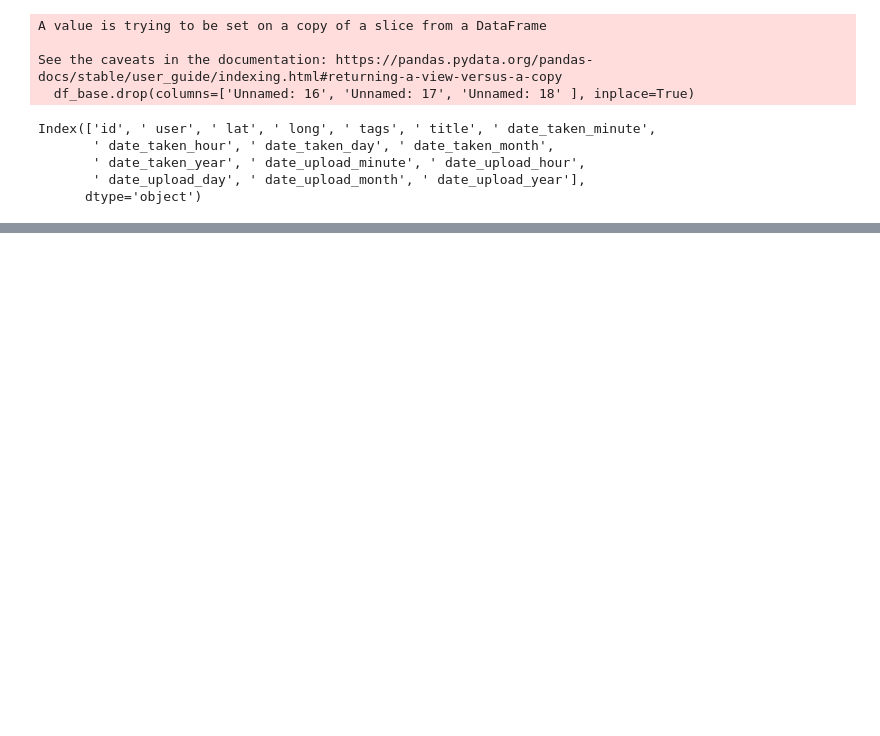
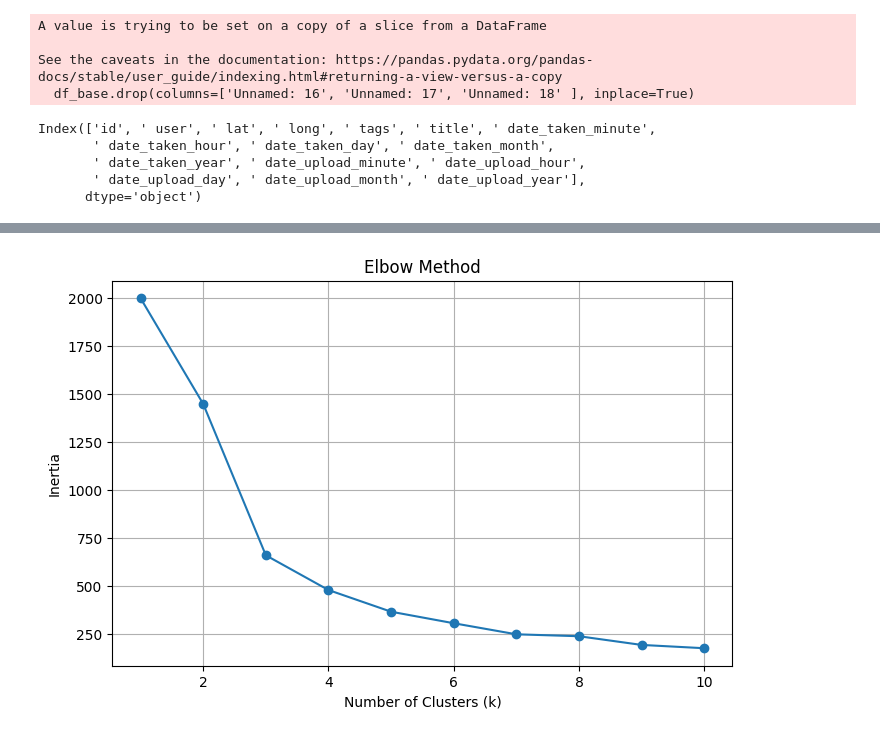
Before and after one commit to yolaatar/4IF_data_mining, a Jupyter notebook: data-analysis.ipynb, the cells around one changed output, grey strips where cells are left out. Drawn from its saved outputs; the diff is of its cells as text; code cells hidden in the pictures; blank space fills up the shorter version.

Commit message:
kmeans and hierarchical clustering

```diff
--- a/data-analysis.ipynb
+++ b/data-analysis.ipynb
@@ -163,0 +172,27 @@ KeyboardInterrupt:
+# %%
+sampled_data = data_sans_doublons.sample(1000, random_state=42)
+#new df with only user lat and long
+sampled_data = sampled_data[[' lat', ' long']]
+
+from sklearn.preprocessing import StandardScaler
+scaler = StandardScaler()
+scaled_data = scaler.fit_transform(sampled_data)
+# %%
+# Elbow Method
+inertia = []
+k_range = range(1, 11)
+for k in k_range:
+    kmeans = KMeans(n_clusters=k, random_state=42)
+    kmeans.fit(scaled_data)
+    inertia.append(kmeans.inertia_)
+
+# Plot the elbow curve
+plt.figure(figsize=(8, 5))
+plt.plot(k_range, inertia, marker='o')
+plt.title("Elbow Method")
+plt.xlabel("Number of Clusters (k)")
+plt.ylabel("Inertia")
+plt.grid(True)
+plt.show()
+# %% [output]
+[figure, added]
```
Also changed, not shown: parts of 4 cells of this notebook.
